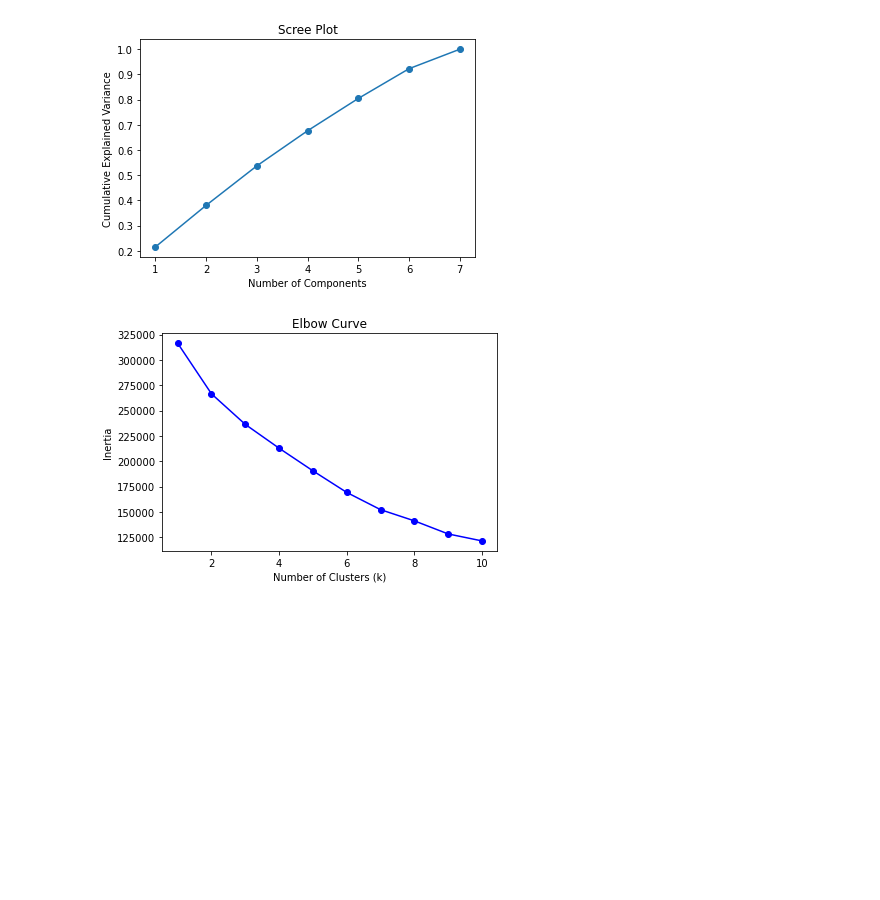
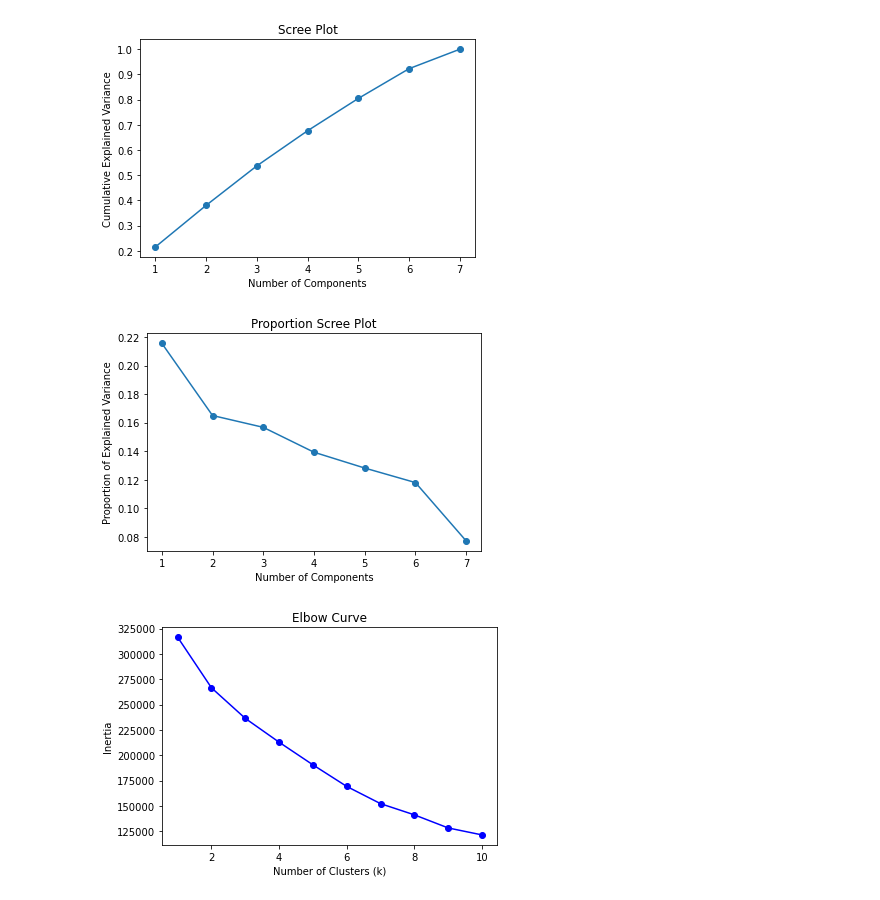
Before and after one commit to asahium/SAS_Project, a Jupyter notebook: main.ipynb, the cells around one changed output. Drawn from its saved outputs; the diff is of its cells as text; code cells hidden in the pictures; blank space fills up the shorter version.

```diff
--- a/main.ipynb
+++ b/main.ipynb
@@ -217,6 +216,16 @@ plt.title('Scree Plot')
 plt.show()
 # %% [output]
 [figure]
+# %%
+proportion_variance_ratio = explained_variance_ratio / np.sum(explained_variance_ratio)
+
+plt.plot(range(1, len(explained_variance_ratio) + 1), proportion_variance_ratio, marker='o')
+plt.xlabel('Number of Components')
+plt.ylabel('Proportion of Explained Variance')
+plt.title('Proportion Scree Plot')
+plt.show()
+# %% [output]
+[figure, added]
 # %%
 # Create a DataFrame with only the numeric features
 numeric_df = df[numeric_features]
```
Also changed, not shown: parts of 1 cell of this notebook.
